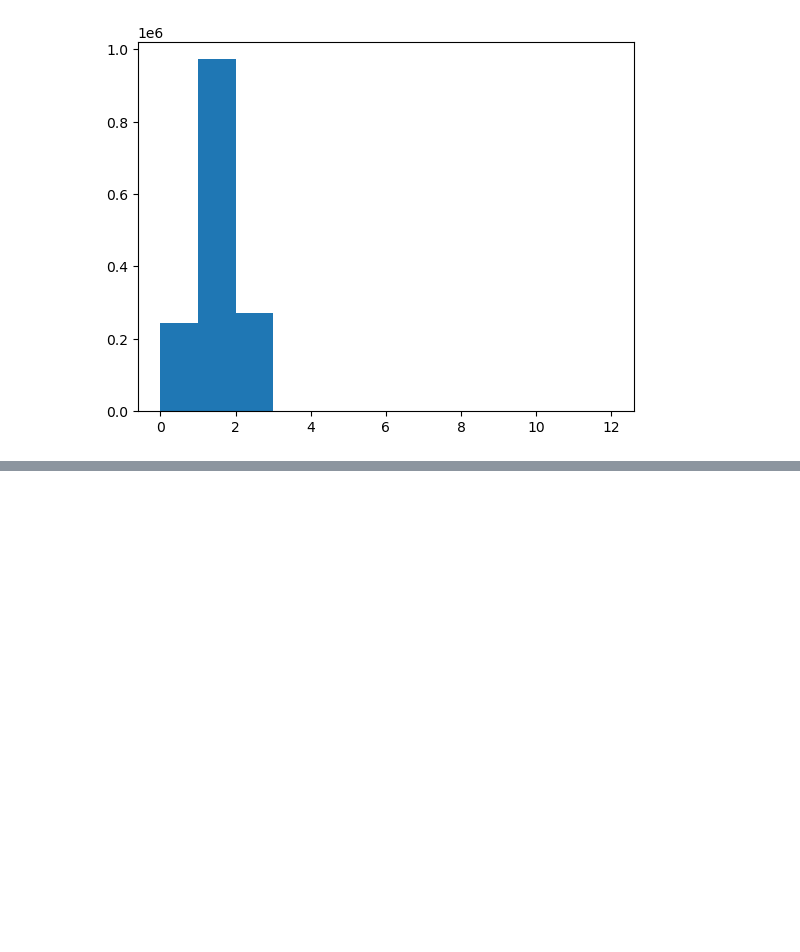
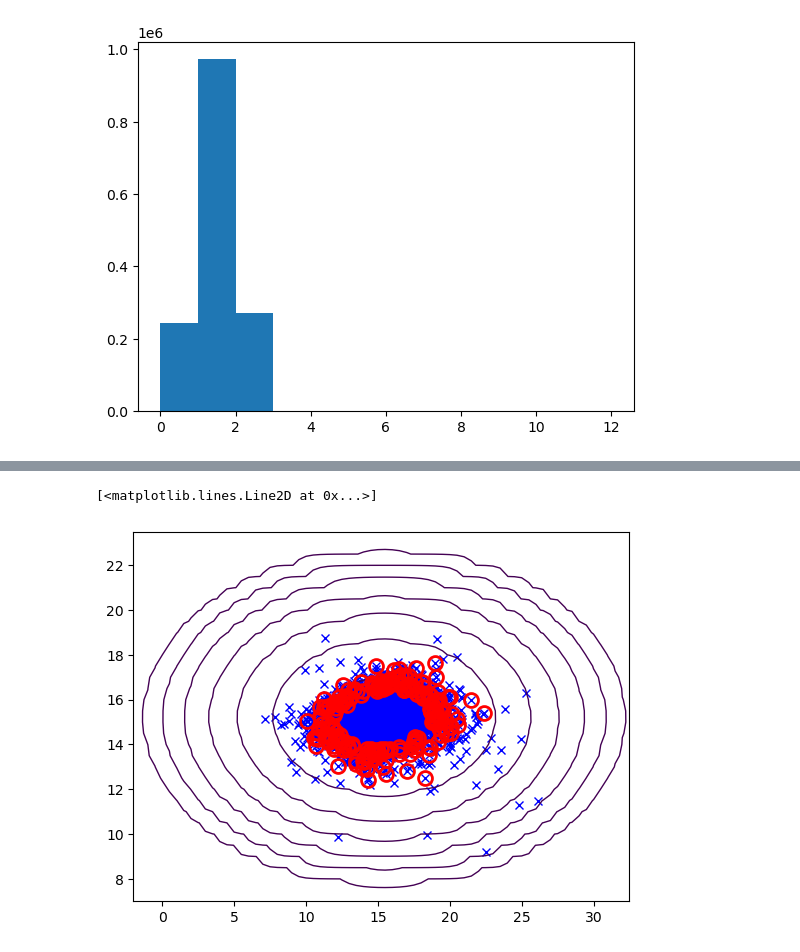
Before and after one commit to alecrmeyer/valmine, a Jupyter notebook: Analysis/SmurfAnomalyDetection.ipynb, the cells around one changed output, grey strips where cells are left out. Cells and saved outputs as stored; diff of their text form; code cells hidden in the pictures; blank space fills up the shorter version.

Commit message:
Added anomaly detection to find smurfs

```diff
--- a/Analysis/SmurfAnomalyDetection.ipynb
+++ b/Analysis/SmurfAnomalyDetection.ipynb
@@ -87,0 +217,7 @@ plt.hist(data["first_deaths"] ** 0.5, bins=np.arange(df[col].min(), df[col].max(
+# %%
+anomaly = clf.predict(test)
+# %%
+test_anomaly = test
+test_anomaly["anomaly"] = anomaly.tolist()
+# %%
+anomalies = test_anomaly[(test_anomaly["anomaly"] == -1)]
@@ -87,0 +228,2 @@ plt.hist(data["first_deaths"] ** 0.5, bins=np.arange(df[col].min(), df[col].max(
+# %%
+anom_true = anomalies[(anomalies["anomaly"] == -1)]
@@ -87,0 +247,7 @@ plt.hist(data["first_deaths"] ** 0.5, bins=np.arange(df[col].min(), df[col].max(
+# %%
+visualize_fit(avg_data.to_numpy(), mu, var)
+plt.plot(anom_true["kills"].to_numpy(), anom_true["deaths"].to_numpy(), 'ro',
+         markersize= 10,markerfacecolor='none', markeredgewidth=2)
+# %% [output]
+[<matplotlib.lines.Line2D at 0x...>]
+[figure, added]
```
Also changed, not shown: parts of 15 cells of this notebook.
